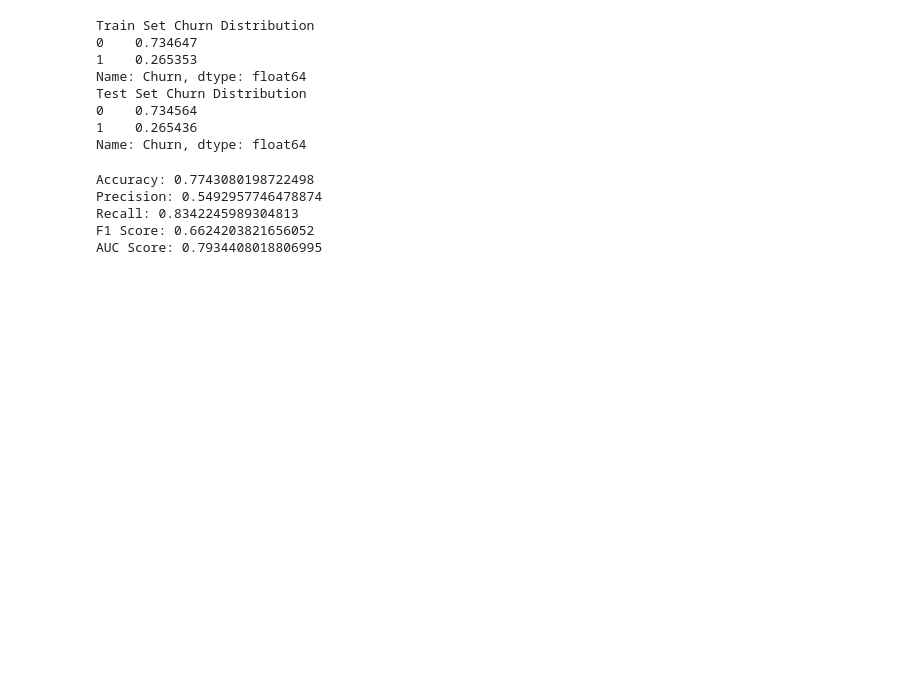
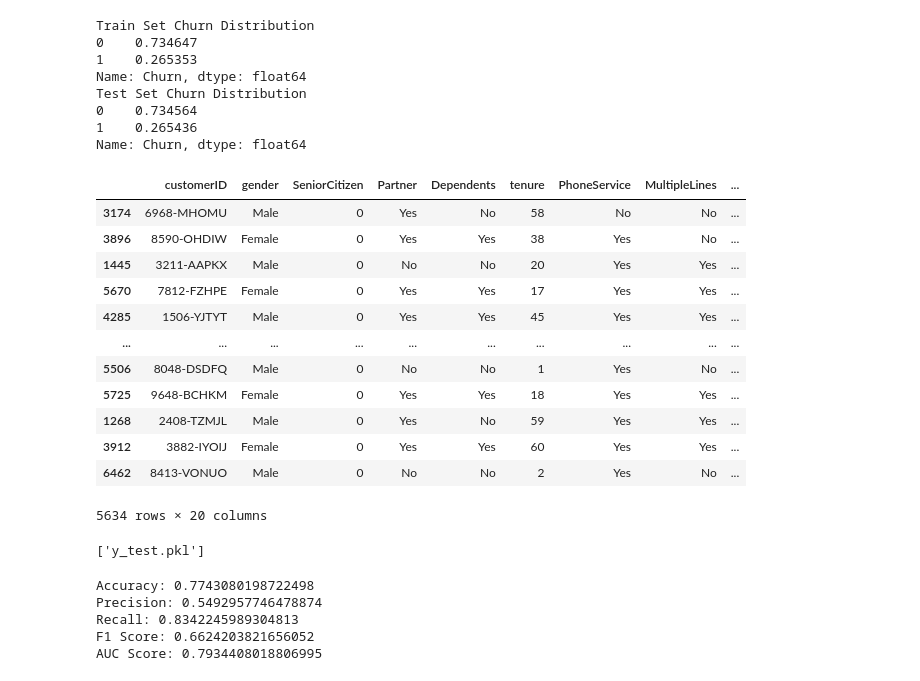
Before and after one commit to Seyone68/Customer-Churn-Analysis, a Jupyter notebook: Customer_Churn_Model_1.ipynb, the cells around one changed output. Cells and saved outputs as stored; diff of their text form; code cells hidden in the pictures; blank space fills up the shorter version.

```diff
--- a/Customer_Churn_Model_1.ipynb
+++ b/Customer_Churn_Model_1.ipynb
@@ -88,6 +88,32 @@ y_train = train_set['Churn']
 
 X_test = test_set.drop('Churn', axis=1)
 y_test = test_set['Churn']
+# %%
+X_train
+# %% [output]
+|  | customerID | gender | SeniorCitizen | Partner | Dependents | tenure | PhoneService | MultipleLines | ... |
+| 3174 | 6968-MHOMU | Male | 0 | Yes | No | 58 | No | No | ... |
+| 3896 | 8590-OHDIW | Female | 0 | Yes | Yes | 38 | Yes | No | ... |
+| 1445 | 3211-AAPKX | Male | 0 | No | No | 20 | Yes | Yes | ... |
+| 5670 | 7812-FZHPE | Female | 0 | Yes | Yes | 17 | Yes | Yes | ... |
+| 4285 | 1506-YJTYT | Male | 0 | Yes | Yes | 45 | Yes | Yes | ... |
+| ... | ... | ... | ... | ... | ... | ... | ... | ... | ... |
+| 5506 | 8048-DSDFQ | Male | 0 | No | No | 1 | Yes | No | ... |
+| 5725 | 9648-BCHKM | Female | 0 | Yes | Yes | 18 | Yes | Yes | ... |
+| 1268 | 2408-TZMJL | Male | 0 | Yes | No | 59 | Yes | Yes | ... |
+| 3912 | 3882-IYOIJ | Female | 0 | Yes | Yes | 60 | Yes | Yes | ... |
+| 6462 | 8413-VONUO | Male | 0 | No | No | 2 | Yes | No | ... |
+5634 rows × 20 columns
+# %%
+# Save the split data
+import joblib
+
+joblib.dump(X_train, 'X_train.pkl')
+joblib.dump(X_test, 'X_test.pkl')
+joblib.dump(y_train, 'y_train.pkl')
+joblib.dump(y_test, 'y_test.pkl')
+# %% [output]
+['y_test.pkl']
 # %%
 # Identify categorical columns
 cat_columns = df.select_dtypes(include=['object']).columns.tolist()
```
Also changed, not shown: 10 other files.
